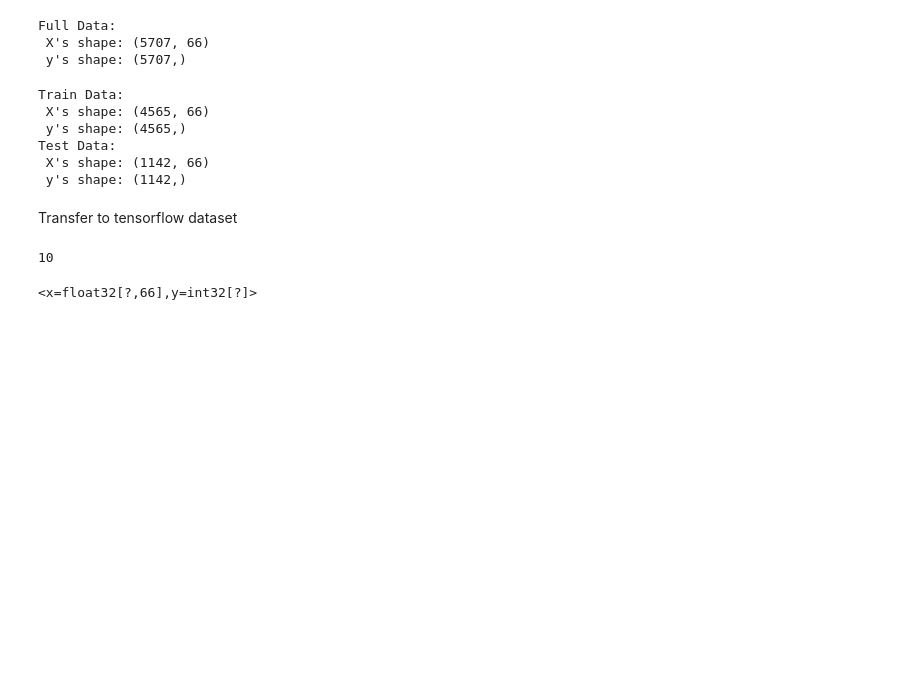
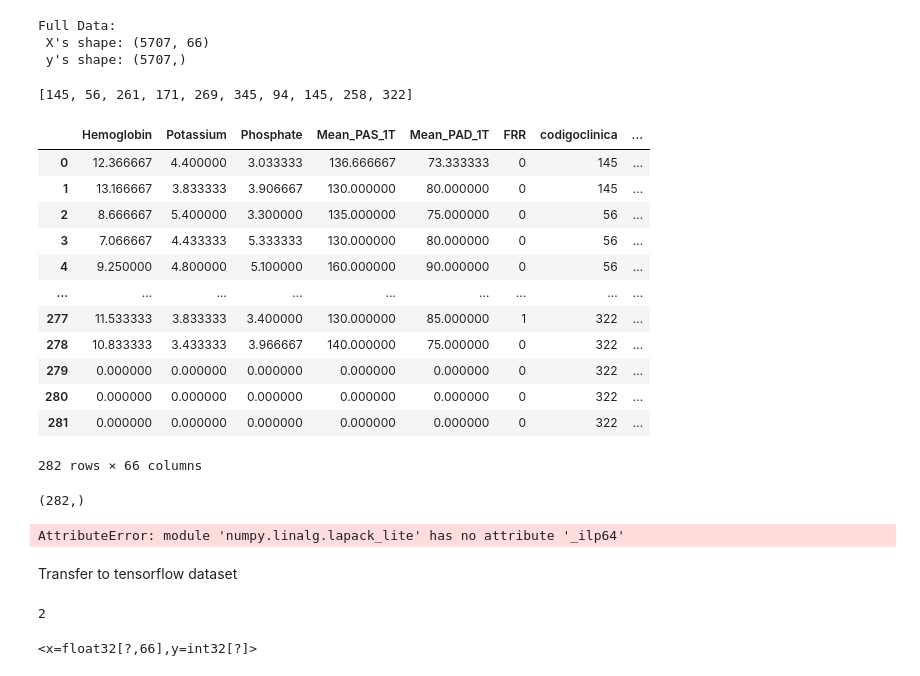
Before and after one commit to YitingZhang1997/MIDAS_Project_2020, a Jupyter notebook: Federated_Learning.ipynb, the cells around one changed output. Cells and saved outputs as stored; diff of their text form; code cells hidden in the pictures; blank space fills up the shorter version.

Commit message:
preprocessing federated data

```diff
--- a/Federated_Learning.ipynb
+++ b/Federated_Learning.ipynb
@@ -352,5 +413,5 @@ Bulid binary classification label
 # %%
-X_full = dfs[0].copy().to_numpy()
+X_full = dfs[0].copy()
 
 target = "Followup1y"
 temp = Y["Followup"]
@@ -368,6 +429,46 @@ print(f"Full Data: \n X's shape: {X_full.shape} \n y's shape: {y_full.shape}")
 Full Data:
  X's shape: (5707, 66)
  y's shape: (5707,)
+# %%
+def make_federated_data(X_full, y_full, selected_client_ids):
+    X_res = pd.DataFrame()
+    y_res = []
+    y_res = np.array(y_res)
+    for selected_id in selected_client_ids:
+        X_selected = X_full.loc[X_full['codigoclinica'] == selected_id]
+        X_res = pd.concat([X_res, X_selected], ignore_index=True)
+        y_selected = y_full[X_selected.index]
+        # y_res.append(y_selected)
+        y_res = np.concatenate((y_res, y_selected))
+
+    return X_res, y_res
+# %%
+## Test making federated data
+import random
+
+selected_client_ids = random.choices(unique_client_ids, k=10)
+print(selected_client_ids)
+
+X_res, y_res = make_federated_data(X_full, y_full, selected_client_ids)
+
+display(X_res)
+print(y_res.shape)
+# %% [output]
+[145, 56, 261, 171, 269, 345, 94, 145, 258, 322]
+|  | Hemoglobin | Potassium | Phosphate | Mean_PAS_1T | Mean_PAD_1T | FRR | codigoclinica | ... |
+| 0 | 12.366667 | 4.400000 | 3.033333 | 136.666667 | 73.333333 | 0 | 145 | ... |
+| 1 | 13.166667 | 3.833333 | 3.906667 | 130.000000 | 80.000000 | 0 | 145 | ... |
+| 2 | 8.666667 | 5.400000 | 3.300000 | 135.000000 | 75.000000 | 0 | 56 | ... |
+| 3 | 7.066667 | 4.433333 | 5.333333 | 130.000000 | 80.000000 | 0 | 56 | ... |
+| 4 | 9.250000 | 4.800000 | 5.100000 | 160.000000 | 90.000000 | 0 | 56 | ... |
+| ... | ... | ... | ... | ... | ... | ... | ... | ... |
+| 277 | 11.533333 | 3.833333 | 3.400000 | 130.000000 | 85.000000 | 1 | 322 | ... |
+| 278 | 10.833333 | 3.433333 | 3.966667 | 140.000000 | 75.000000 | 0 | 322 | ... |
+| 279 | 0.000000 | 0.000000 | 0.000000 | 0.000000 | 0.000000 | 0 | 322 | ... |
+| 280 | 0.000000 | 0.000000 | 0.000000 | 0.000000 | 0.000000 | 0 | 322 | ... |
+| 281 | 0.000000 | 0.000000 | 0.000000 | 0.000000 | 0.000000 | 0 | 322 | ... |
+282 rows × 66 columns
+(282,)
 # %%
 from sklearn.model_selection import train_test_split
 
@@ -378,12 +479,7 @@ print(f"Test Data: \n X's shape: {X_test.shape} \n y's shape: {y_test.shape}")
 train_dataset = (X_train, y_train)
 test_dataset = (X_test, y_test)
 # %% [output]
-Train Data:
- X's shape: (4565, 66)
- y's shape: (4565,)
-Test Data:
- X's shape: (1142, 66)
- y's shape: (1142,)
+AttributeError: module 'numpy.linalg.lapack_lite' has no attribute '_ilp64'
 # %% [markdown]
 Transfer to tensorflow dataset
 # %%
@@ -410,9 +506,9 @@ federated_train_data = [get_data_for_label(train_dataset, d) for d in range(2)]
 
 federated_test_data = [get_data_for_label(test_dataset, d) for d in range(2)]
 # %%
-print(len(federated_train_data[0]))
+print(len(federated_train_data))
 # %% [output]
-10
+2
 # %%
 import collections
 import tensorflow as tf
```
Also changed, not shown: parts of 5 cells of this notebook.
